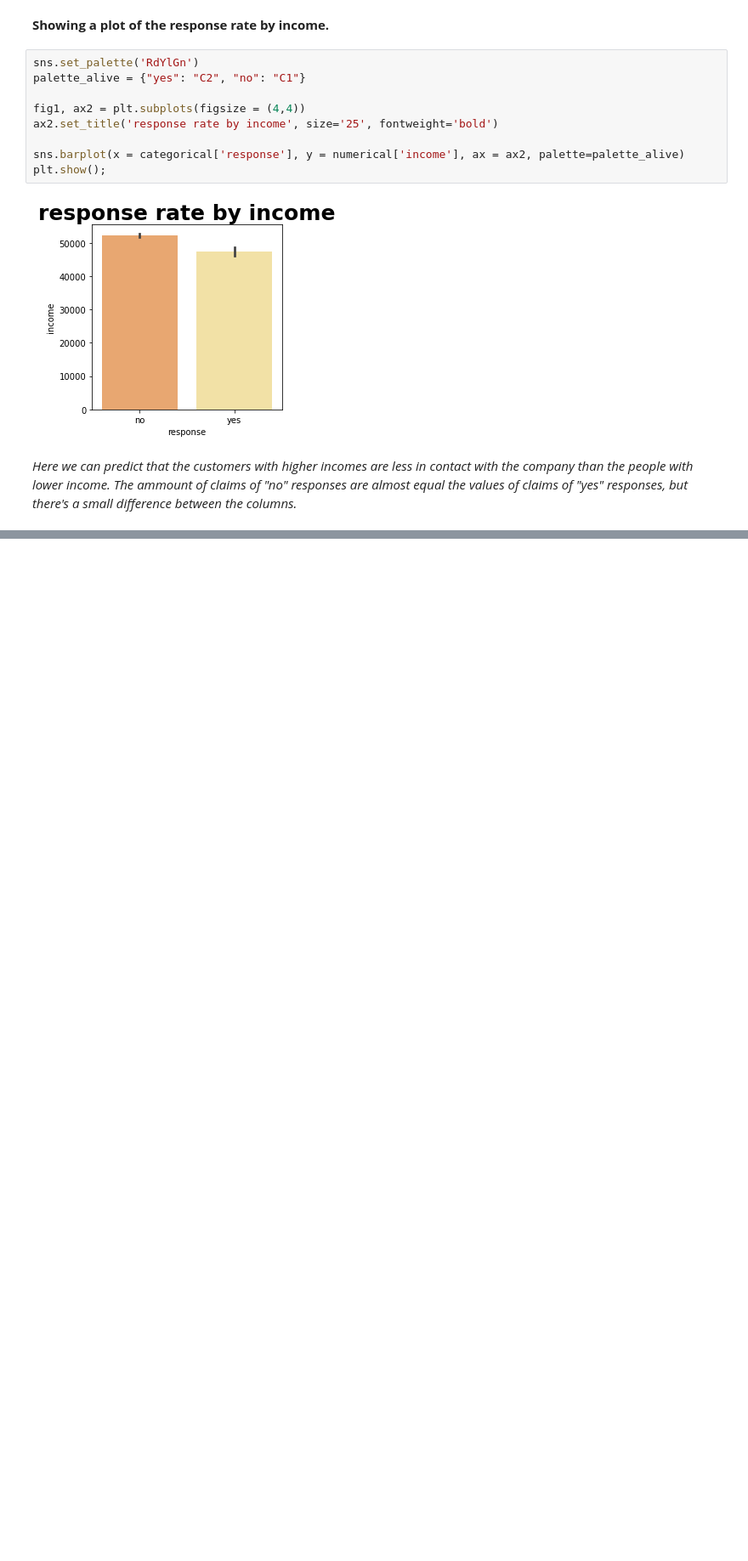
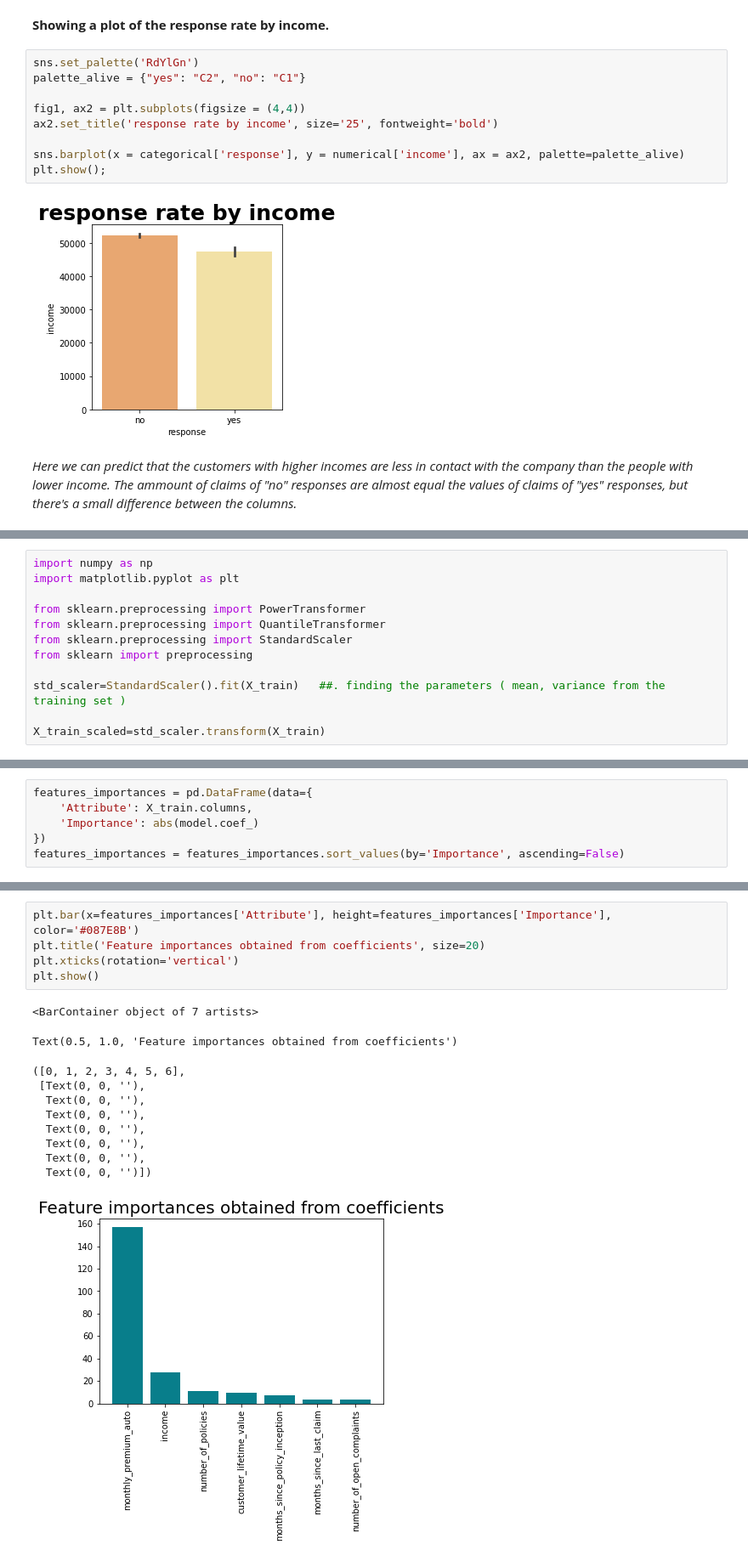
Before and after one commit to deniemmer/IronDenise, a Jupyter notebook: Week2/28.03/Activities_week2.ipynb, the cells around one changed output, grey strips where cells are left out. Shown: that part at 85% size. Drawn from its saved outputs; the diff is of its cells as text; blank space fills up the shorter version.

```diff
--- a/Week2/28.03/Activities_week2.ipynb
+++ b/Week2/28.03/Activities_week2.ipynb
@@ -851,0 +896,12 @@ X-y split (y is the target variable which is the total claim amount)
+# %%
+import numpy as np
+import matplotlib.pyplot as plt
+
+from sklearn.preprocessing import PowerTransformer
+from sklearn.preprocessing import QuantileTransformer
+from sklearn.preprocessing import StandardScaler
+from sklearn import preprocessing
+
+std_scaler=StandardScaler().fit(X_train)   ##. finding the parameters ( mean, variance from the training set )
+
+X_train_scaled=std_scaler.transform(X_train)
@@ -851,0 +1190,6 @@ X-y split (y is the target variable which is the total claim amount)
+# %%
+features_importances = pd.DataFrame(data={
+    'Attribute': X_train.columns,
+    'Importance': abs(model.coef_)
+})
+features_importances = features_importances.sort_values(by='Importance', ascending=False)
@@ -851,0 +1207,17 @@ X-y split (y is the target variable which is the total claim amount)
+# %%
+plt.bar(x=features_importances['Attribute'], height=features_importances['Importance'], color='#087E8B')
+plt.title('Feature importances obtained from coefficients', size=20)
+plt.xticks(rotation='vertical')
+plt.show()
+# %% [output]
+<BarContainer object of 7 artists>
+Text(0.5, 1.0, 'Feature importances obtained from coefficients')
+([0, 1, 2, 3, 4, 5, 6],
+ [Text(0, 0, ''),
+  Text(0, 0, ''),
+  Text(0, 0, ''),
+  Text(0, 0, ''),
+  Text(0, 0, ''),
+  Text(0, 0, ''),
+  Text(0, 0, '')])
+[figure, added]
```
Also changed, not shown: parts of 89 cells of this notebook.
